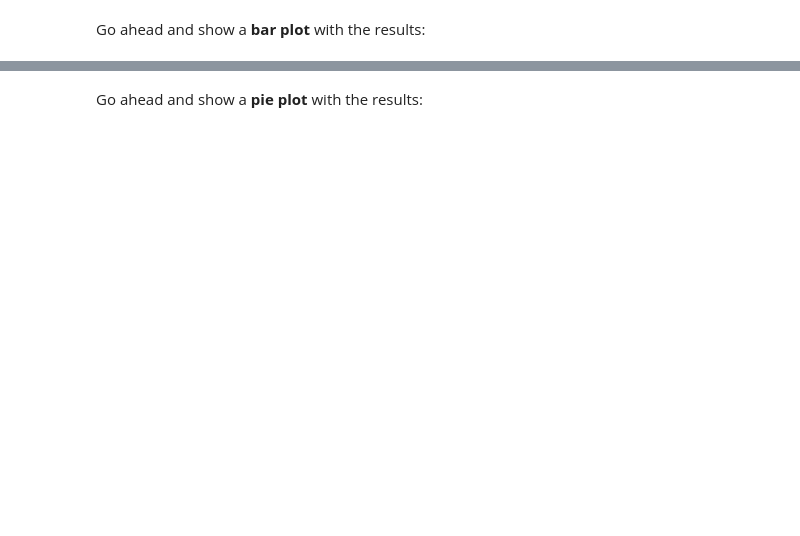
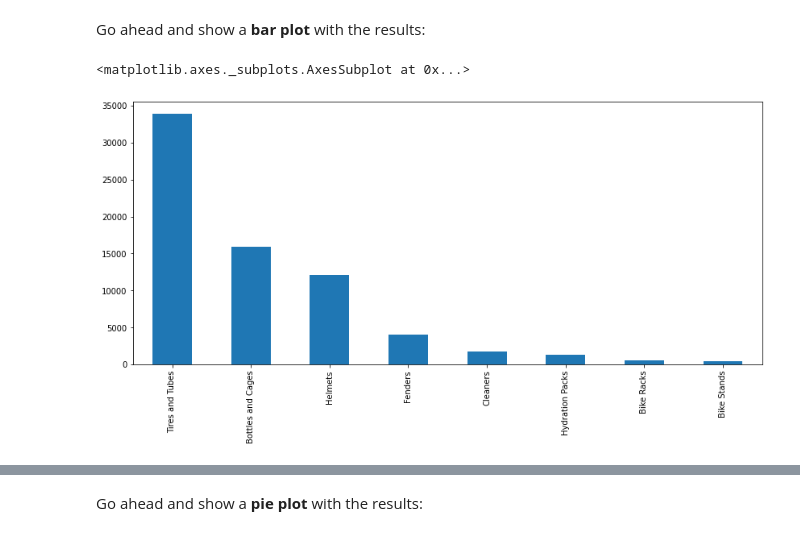
Before and after one commit to SebGonS/FCC-Data-Analysis, a Jupyter notebook: Exercises and Lessons 1-2/Exercises_1.ipynb, the cells around one changed output, grey strips where cells are left out. Saved outputs shown, nothing was run; the diff lists cells and outputs as text; code cells hidden in the pictures; blank space fills up the shorter version.

```diff
--- a/Exercises and Lessons 1-2/Exercises_1.ipynb
+++ b/Exercises and Lessons 1-2/Exercises_1.ipynb
@@ -613,5 +699,9 @@ accessories
 Go ahead and show a <b>bar plot</b> with the results:
 # %%
 # your code goes here
+accessories.plot(kind='bar',figsize=(14,6))
+# %% [output]
+<matplotlib.axes._subplots.AxesSubplot at 0x...>
+[figure, added]
 # %%
 accessories.plot(kind='bar', figsize=(14,6))
```
Also changed, not shown: parts of 16 cells of this notebook.
